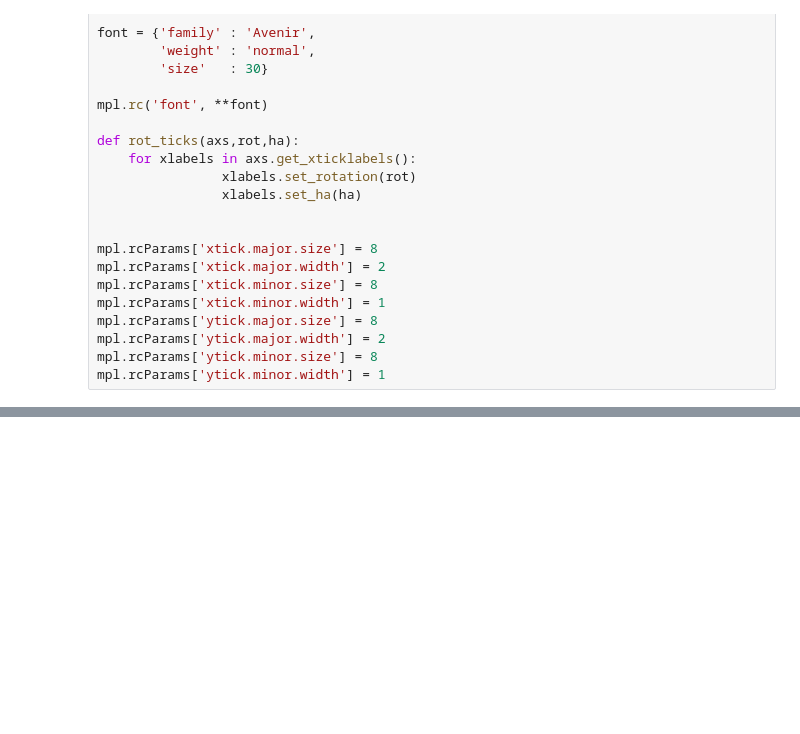
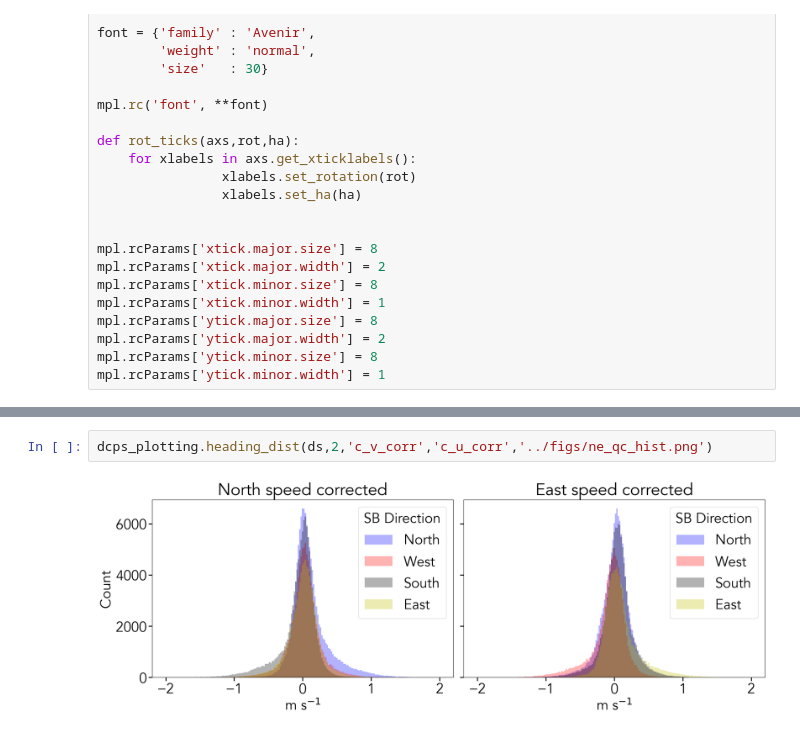
Before and after one commit to jmedholm/sailbuoy_processing, a Jupyter notebook: code/dcps.ipynb, the cells around one changed output, grey strips where cells are left out. Saved outputs shown, nothing was run; the diff lists cells and outputs as text; blank space fills up the shorter version.

```diff
--- a/code/dcps.ipynb
+++ b/code/dcps.ipynb
@@ -118,0 +129,4 @@ Attributes:
+# %%
+dcps_plotting.heading_dist(ds,2,'c_v_corr','c_u_corr','../figs/ne_qc_hist.png')
+# %% [output]
+[figure, added]
```
Also changed, not shown: parts of 33 cells of this notebook, 2 other files.
